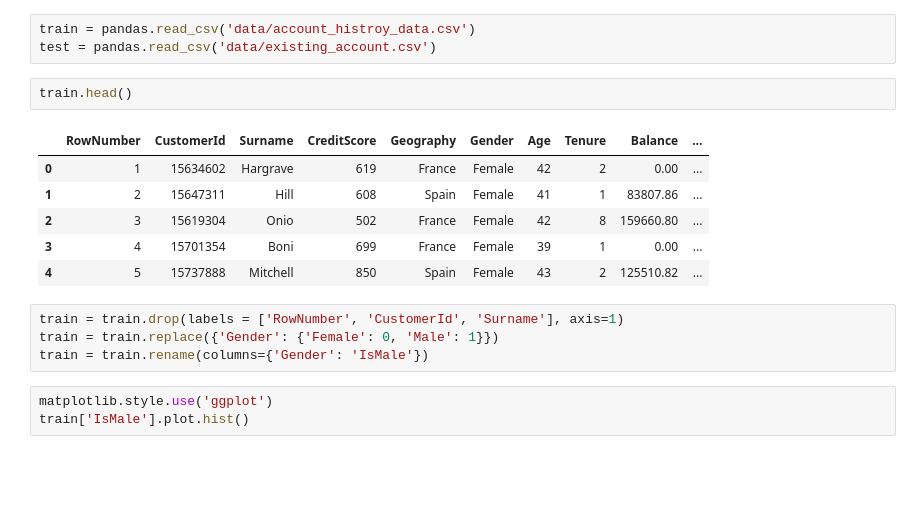
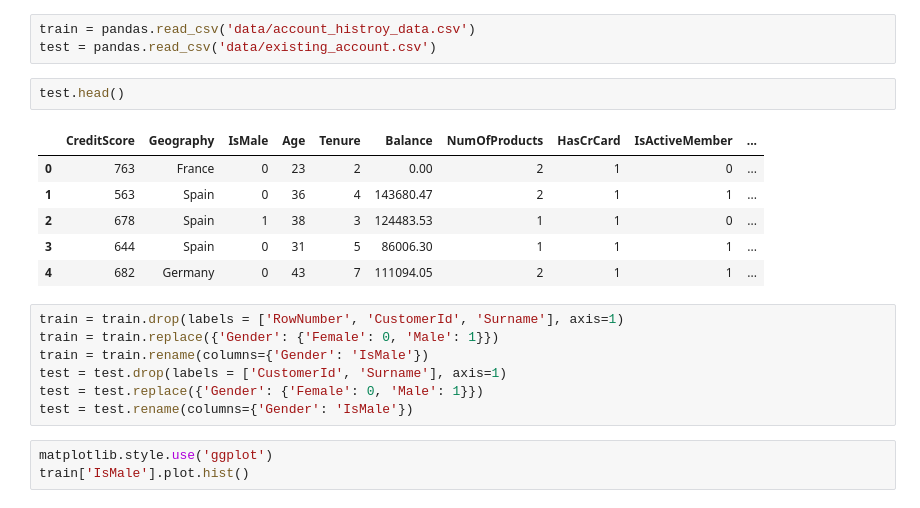
Before and after one commit to FridgeSeal/solaris, a Jupyter notebook: task2/Customer_exit_analysis.ipynb, the cells around one changed output. Saved outputs shown, nothing was run; the diff lists cells and outputs as text; blank space fills up the shorter version.

```diff
--- a/task2/Customer_exit_analysis.ipynb
+++ b/task2/Customer_exit_analysis.ipynb
@@ -24,18 +24,21 @@ import sklearn.calibration as cl
 train = pandas.read_csv('data/account_histroy_data.csv')
 test = pandas.read_csv('data/existing_account.csv')
 # %%
-train.head()
+test.head()
 # %% [output]
-|  | RowNumber | CustomerId | Surname | CreditScore | Geography | Gender | Age | Tenure | Balance | ... |
-| 0 | 1 | 15634602 | Hargrave | 619 | France | Female | 42 | 2 | 0.00 | ... |
-| 1 | 2 | 15647311 | Hill | 608 | Spain | Female | 41 | 1 | 83807.86 | ... |
-| 2 | 3 | 15619304 | Onio | 502 | France | Female | 42 | 8 | 159660.80 | ... |
-| 3 | 4 | 15701354 | Boni | 699 | France | Female | 39 | 1 | 0.00 | ... |
-| 4 | 5 | 15737888 | Mitchell | 850 | Spain | Female | 43 | 2 | 125510.82 | ... |
+|  | CreditScore | Geography | IsMale | Age | Tenure | Balance | NumOfProducts | HasCrCard | IsActiveMember | ... |
+| 0 | 763 | France | 0 | 23 | 2 | 0.00 | 2 | 1 | 0 | ... |
+| 1 | 563 | Spain | 0 | 36 | 4 | 143680.47 | 2 | 1 | 1 | ... |
+| 2 | 678 | Spain | 1 | 38 | 3 | 124483.53 | 1 | 1 | 0 | ... |
+| 3 | 644 | Spain | 0 | 31 | 5 | 86006.30 | 1 | 1 | 1 | ... |
+| 4 | 682 | Germany | 0 | 43 | 7 | 111094.05 | 2 | 1 | 1 | ... |
 # %%
 train = train.drop(labels = ['RowNumber', 'CustomerId', 'Surname'], axis=1)
 train = train.replace({'Gender': {'Female': 0, 'Male': 1}})
 train = train.rename(columns={'Gender': 'IsMale'})
+test = test.drop(labels = ['CustomerId', 'Surname'], axis=1)
+test = test.replace({'Gender': {'Female': 0, 'Male': 1}})
+test = test.rename(columns={'Gender': 'IsMale'})
 # %%
 matplotlib.style.use('ggplot')
 train['IsMale'].plot.hist()
```
Also changed, not shown: parts of 14 cells of this notebook.
